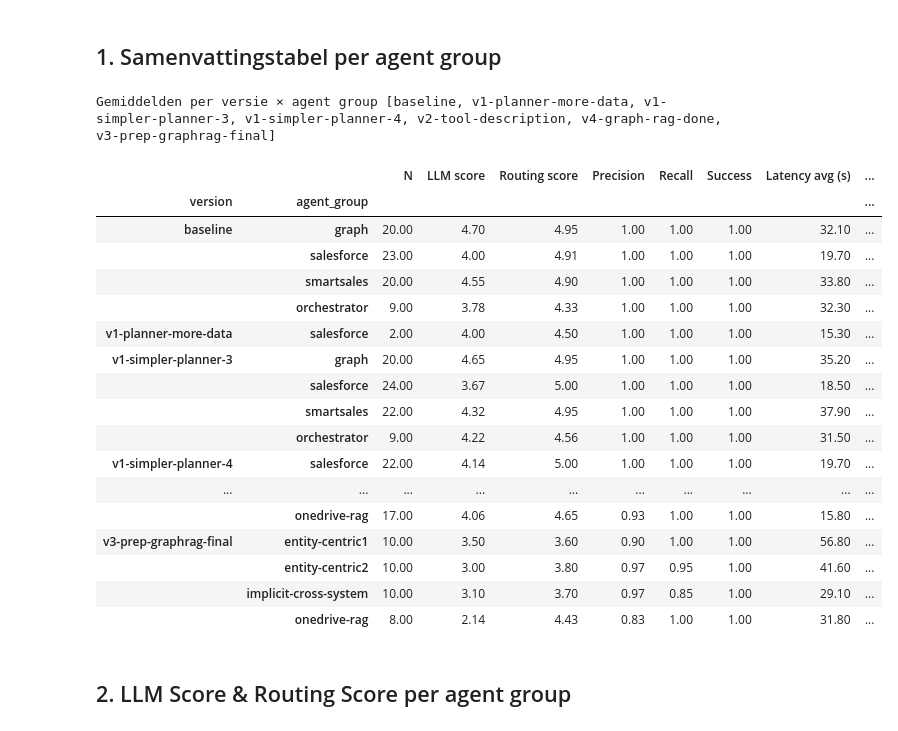
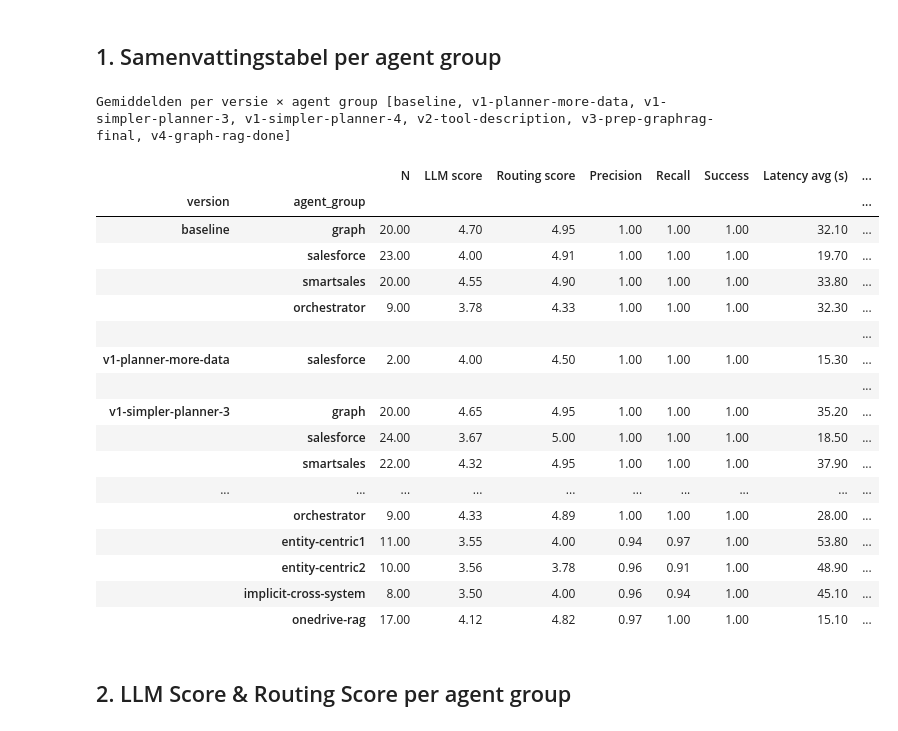
Before and after one commit to arnealb/graphxmaf, a Jupyter notebook: eval/eval_plots (1).ipynb, the cells around one changed output. Cells and saved outputs as stored; diff of their text form; code cells hidden in the pictures.

Commit message:
graph-rag-done

```diff
--- a/eval/eval_plots (1).ipynb
+++ b/eval/eval_plots (1).ipynb
@@ -147,8 +147,7 @@ def _agg(g):
     })
 
 # ── Versiefilter ───────────────────────────────────────────────────────────────
-# Laat leeg ([]) voor alle versies, of geef een subset op:
-SHOW_VERSIONS = ['baseline', 'v1-planner-more-data', 'v1-simpler-planner-3', 'v1-simpler-planner-4', 'v2-tool-description', 'v4-graph-rag-done', 'v3-prep-graphrag-final']
+SHOW_VERSIONS = ['baseline', 'v1-planner-more-data', 'v1-simpler-planner-3', 'v1-simpler-planner-4', 'v2-tool-description','v3-prep-graphrag-final', 'v4-graph-rag-done' ]
 # SHOW_VERSIONS = []
 
 _versions = [v for v in SHOW_VERSIONS if v in df['version'].unique()] if SHOW_VERSIONS else VERSIONS
@@ -157,54 +156,74 @@ if unknown := set(SHOW_VERSIONS) - set(VERSIONS):
 
 _df_sel = df[df['version'].isin(_versions)].copy()
 
-# Onbekende groepen tonen op echte categorienaam i.p.v. 'unknown'
 _df_sel['_group'] = _df_sel.apply(
     lambda r: r['agent_group'] if r['agent_group'] != 'unknown' else r['category'],
     axis=1,
 )
 
 summary = (
     _df_sel
     .groupby(['version', '_group'])
     .apply(_agg, include_groups=False)
     .reset_index()
     .rename(columns={'_group': 'agent_group'})
     .set_index(['version', 'agent_group'])
 )
 
 _extra_groups = sorted(g for g in _df_sel['_group'].unique() if g not in GROUP_ORDER)
 _all_groups   = GROUP_ORDER + _extra_groups
 
 idx = pd.MultiIndex.from_product([_versions, _all_groups], names=['version', 'agent_group'])
 summary = summary.reindex(idx).dropna(how='all')
 
+# ── Lege scheidsrijen invoegen tussen versies ──────────────────────────────────
+# Gebruik unieke __sep_N__ sleutels zodat de index uniek blijft (vereist door Styler)
+_chunks = []
+for i, v in enumerate(_versions):
+    _mask = summary.index.get_level_values('version') == v
+    _part = summary[_mask]
+    if not _part.empty:
+        _chunks.append(_part)
+    if i < len(_versions) - 1:
+        _sep_idx = pd.MultiIndex.from_tuples([(f'__sep_{i}__', '')], names=['version', 'agent_group'])
+        _sep = pd.DataFrame(index=_sep_idx, columns=summary.columns)
+        _chunks.append(_sep)
+
+_summary_disp = pd.concat(_chunks) if _chunks else summary
+
 display(
-    summary.style
-    .format(precision=2)
+    _summary_disp.style
+    .format(precision=2, na_rep='')
+    # Verberg __sep__-labels in de indexweergave
+    .format_index(lambda v: '' if str(v).startswith('__sep_') else v, axis=0, level=0)
+    # Grijze achtergrond op de scheidsrijen (herkenbaar aan alle-NaN)
+    .apply(lambda row: (
+        ['background-color: #d1d5db;'] * len(row) if row.isna().all() else [''] * len(row)
+    ), axis=1)
     .background_gradient(subset=['LLM score', 'Routing score'], cmap='RdYlGn', vmin=1, vmax=5)
     .background_gradient(subset=['Precision', 'Recall', 'Success'], cmap='RdYlGn', vmin=0, vmax=1)
     .set_caption(f'Gemiddelden per versie × agent group  [{", ".join(_versions)}]')
 )
 # %% [output]
-Gemiddelden per versie × agent group [baseline, v1-planner-more-data, v1-simpler-planner-3, v1-simpler-planner-4, v2-tool-description, v4-graph-rag-done, v3-prep-graphrag-final]
+Gemiddelden per versie × agent group [baseline, v1-planner-more-data, v1-simpler-planner-3, v1-simpler-planner-4, v2-tool-description, v3-prep-graphrag-final, v4-graph-rag-done]
 |  |  | N | LLM score | Routing score | Precision | Recall | Success | Latency avg (s) | ... |
 | version | agent_group |  |  |  |  |  |  |  | ... |
 | baseline | graph | 20.00 | 4.70 | 4.95 | 1.00 | 1.00 | 1.00 | 32.10 | ... |
 |  | salesforce | 23.00 | 4.00 | 4.91 | 1.00 | 1.00 | 1.00 | 19.70 | ... |
 |  | smartsales | 20.00 | 4.55 | 4.90 | 1.00 | 1.00 | 1.00 | 33.80 | ... |
 |  | orchestrator | 9.00 | 3.78 | 4.33 | 1.00 | 1.00 | 1.00 | 32.30 | ... |
+|  |  |  |  |  |  |  |  |  | ... |
 | v1-planner-more-data | salesforce | 2.00 | 4.00 | 4.50 | 1.00 | 1.00 | 1.00 | 15.30 | ... |
+|  |  |  |  |  |  |  |  |  | ... |
 | v1-simpler-planner-3 | graph | 20.00 | 4.65 | 4.95 | 1.00 | 1.00 | 1.00 | 35.20 | ... |
 |  | salesforce | 24.00 | 3.67 | 5.00 | 1.00 | 1.00 | 1.00 | 18.50 | ... |
 |  | smartsales | 22.00 | 4.32 | 4.95 | 1.00 | 1.00 | 1.00 | 37.90 | ... |
-|  | orchestrator | 9.00 | 4.22 | 4.56 | 1.00 | 1.00 | 1.00 | 31.50 | ... |
-| v1-simpler-planner-4 | salesforce | 22.00 | 4.14 | 5.00 | 1.00 | 1.00 | 1.00 | 19.70 | ... |
 | ... | ... | ... | ... | ... | ... | ... | ... | ... | ... |
-|  | onedrive-rag | 17.00 | 4.06 | 4.65 | 0.93 | 1.00 | 1.00 | 15.80 | ... |
-| v3-prep-graphrag-final | entity-centric1 | 10.00 | 3.50 | 3.60 | 0.90 | 1.00 | 1.00 | 56.80 | ... |
-|  | entity-centric2 | 10.00 | 3.00 | 3.80 | 0.97 | 0.95 | 1.00 | 41.60 | ... |
-|  | implicit-cross-system | 10.00 | 3.10 | 3.70 | 0.97 | 0.85 | 1.00 | 29.10 | ... |
-|  | onedrive-rag | 8.00 | 2.14 | 4.43 | 0.83 | 1.00 | 1.00 | 31.80 | ... |
+|  | orchestrator | 9.00 | 4.33 | 4.89 | 1.00 | 1.00 | 1.00 | 28.00 | ... |
+|  | entity-centric1 | 11.00 | 3.55 | 4.00 | 0.94 | 0.97 | 1.00 | 53.80 | ... |
+|  | entity-centric2 | 10.00 | 3.56 | 3.78 | 0.96 | 0.91 | 1.00 | 48.90 | ... |
+|  | implicit-cross-system | 8.00 | 3.50 | 4.00 | 0.96 | 0.94 | 1.00 | 45.10 | ... |
+|  | onedrive-rag | 17.00 | 4.12 | 4.82 | 0.97 | 1.00 | 1.00 | 15.10 | ... |
 # %% [markdown]
 ## 2. LLM Score & Routing Score per agent group
 # %%
```
Also changed, not shown: parts of 6 cells of this notebook, 50 other files.
